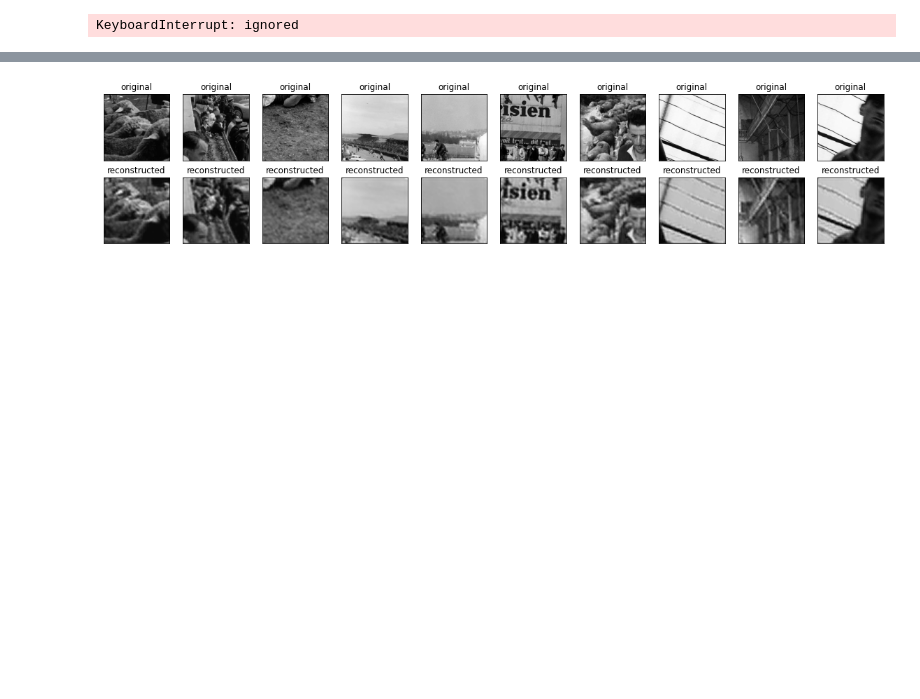
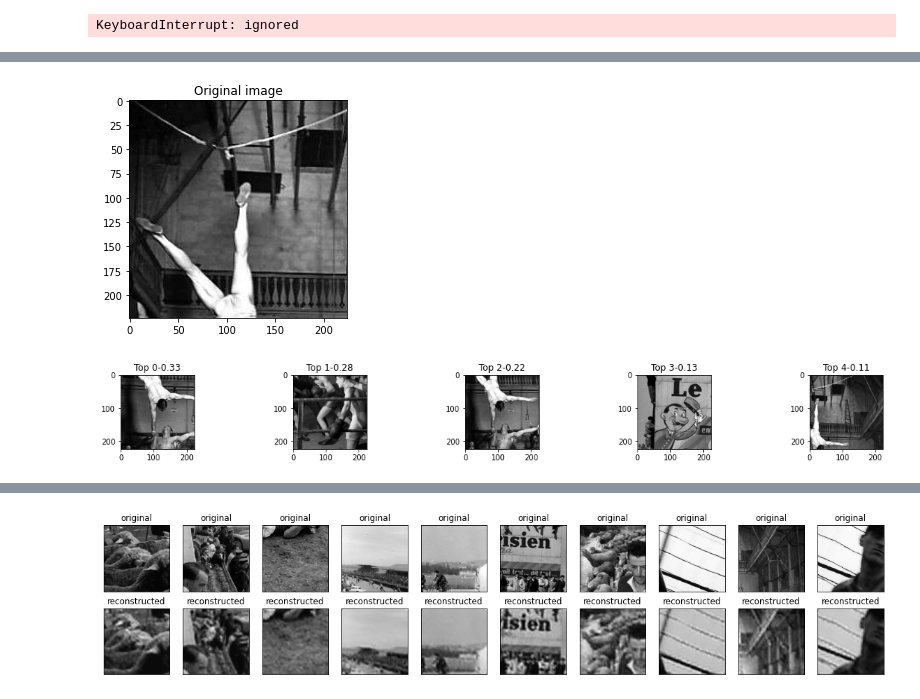
Before and after one commit to Smartsie/Playground, a Jupyter notebook: PhotoArt_Autoencoder2.ipynb, the cells around one changed output, grey strips where cells are left out. Cells and saved outputs as stored; diff of their text form; code cells hidden in the pictures; blank space fills up the shorter version.

```diff
--- a/PhotoArt_Autoencoder2.ipynb
+++ b/PhotoArt_Autoencoder2.ipynb
@@ -173,4 +189,4 @@ model
 # %%
 # Load the MobileNet model
-model = MobileNet(weights='imagenet', include_top=False)
-tfmodel = Model(inputs=model.input, outputs=model.layers[-1].output)
+model = MobileNet(weights='imagenet', include_top=True)
+tfmodel = Model(inputs=model.input, outputs=model.layers[-2].output)
@@ -196,0 +203,3 @@ np.shape(feat.ravel())
+# %%
+# Calculate the full latent space of the images
+vec=model.predict(X_train)
@@ -196,0 +208,6 @@ np.shape(feat.ravel())
+# %%
+random_index=20
+# extract image of random!index in test set
+x=X_test[random_index]
+# calculate the transform
+latent_test=model.predict(np.expand_dims(x, axis=0))
@@ -196,0 +216,20 @@ np.shape(feat.ravel())
+# %%
+dot_prod=[]
+for i in range(0,len(vec)):
+  x=np.dot(tf.squeeze(latent_test),tf.squeeze(vec[i]))/(np.dot(tf.squeeze(latent_test),tf.squeeze(latent_test))+np.dot(tf.squeeze(vec[i]),tf.squeeze(vec[i])))
+  dot_prod.append(x)
+# %%
+Top5=np.argsort(dot_prod)[-5:][::-1]
+#Display the image
+plt.title('Original image')
+plt.imshow(tf.squeeze(img_test))
+plt.gray()
+plt.figure(figsize=(20, 4))
+for i in range(0,len(Top5)):
+  ax = plt.subplot(2, len(Top5), i + 1)
+  plt.title("Top "+str(i)+ "-"+str(dot_prod[Top5[i]])[0:4])
+  plt.imshow(tf.squeeze(X_train[Top5[i]]))
+plt.show()
+# %% [output]
+[figure, added]
+[figure, added]
```
Also changed, not shown: parts of 14 cells of this notebook.
